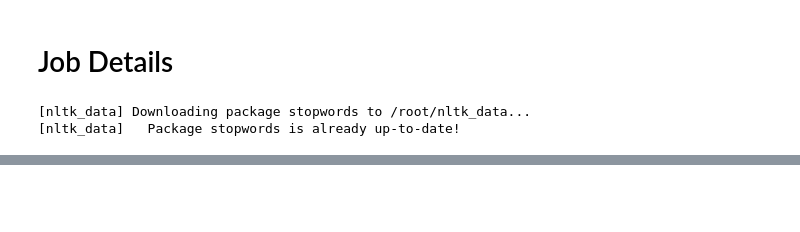
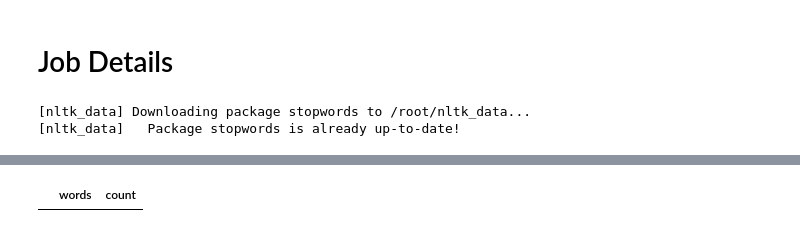
Before and after one commit to cenkkiran/job-scrape, a Jupyter notebook: JobListingScraper.ipynb, the cells around one changed output, grey strips where cells are left out. Drawn from its saved outputs; the diff is of its cells as text; code cells hidden in the pictures; blank space fills up the shorter version.

```diff
--- a/JobListingScraper.ipynb
+++ b/JobListingScraper.ipynb
@@ -27,6 +27,9 @@ from nltk import ngrams
 from collections import Counter
 # This is our visual library
 import seaborn as sns
+# %%
+pd.set_option('display.max_colwidth',1000)
+pd.set_option('display.max_rows',100)
 # %% [markdown]
 # Scrape the first node summaries
 
@@ -158,2 +164,7 @@ plt.show()
+# %%
+words_df = words_df.sort_values('count', ascending=False)
+words_df
+# %% [output]
+|  | words | count |
 # %%
 sw = ['a', 'about', 'above', 'across', 'after', 'afterwards']
```
Also changed, not shown: parts of 8 cells of this notebook.
